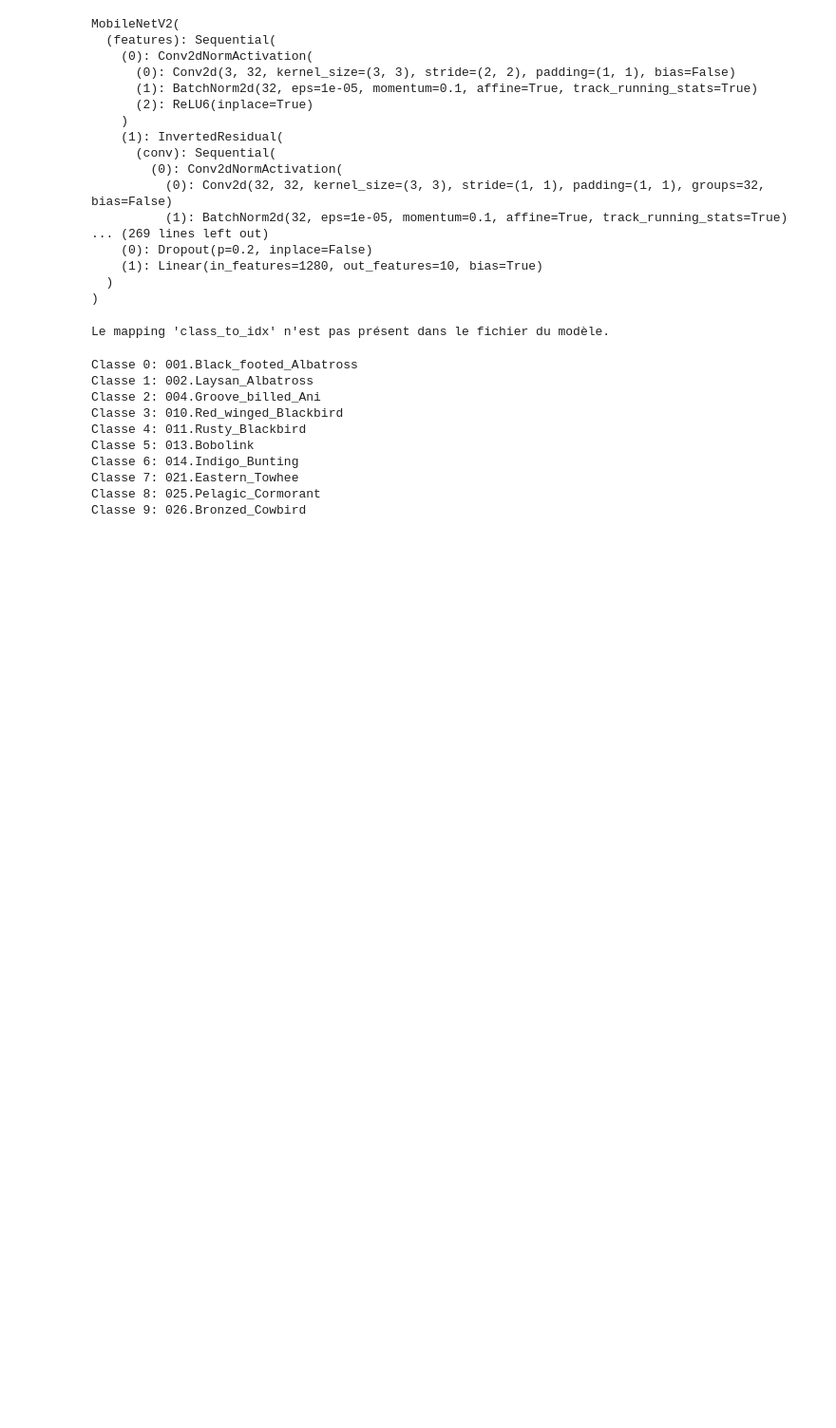
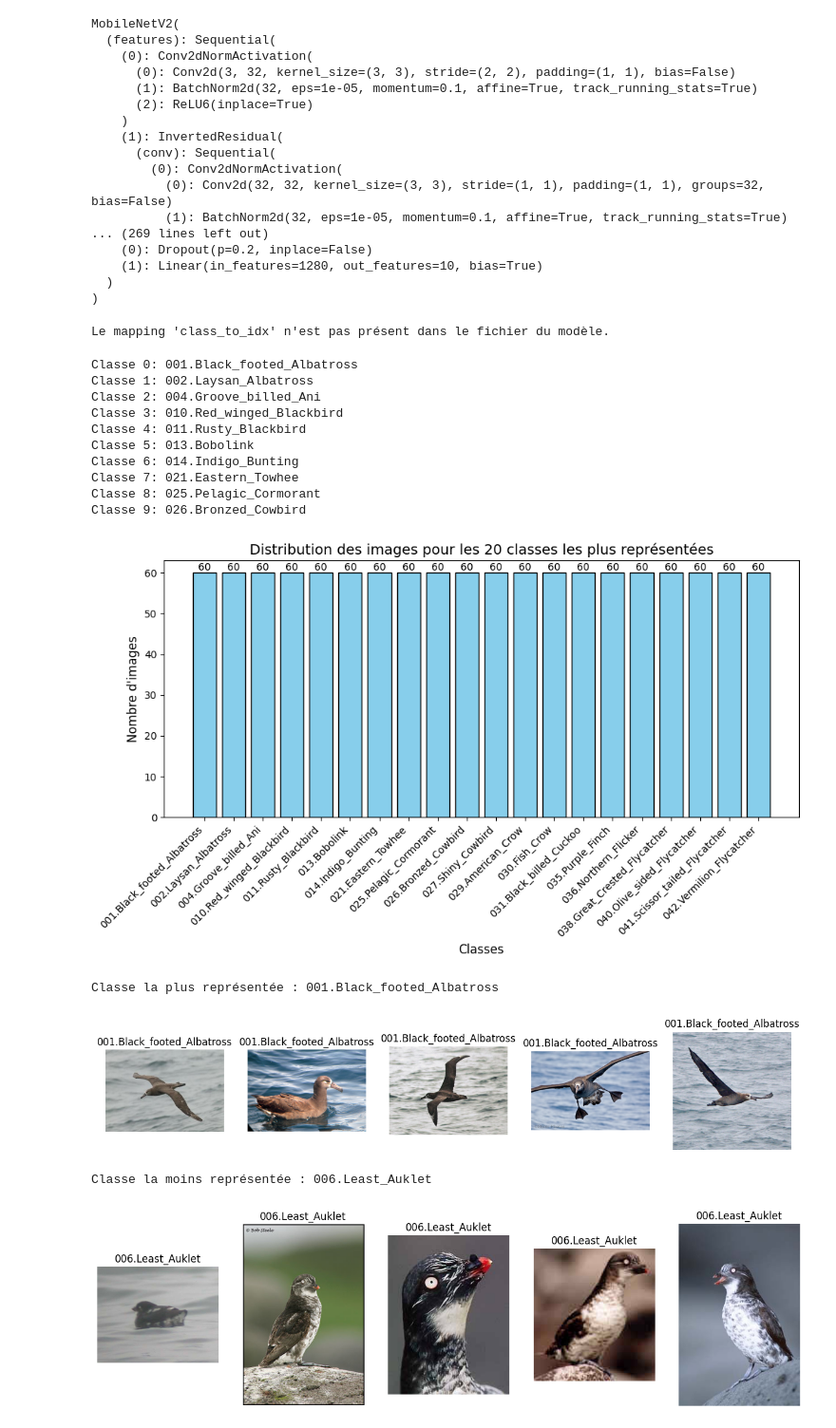
Before and after one commit to Paul-420/Machine_learning_project, a Jupyter notebook: main.ipynb, the cells around one changed output. Shown at 95% size. Saved outputs shown, nothing was run; the diff lists cells and outputs as text; code cells hidden in the pictures; blank space fills up the shorter version.

Commit message:
add data viz

```diff
--- a/main.ipynb
+++ b/main.ipynb
@@ -261,3 +261,76 @@ Classe 6: 014.Indigo_Bunting
 Classe 7: 021.Eastern_Towhee
 Classe 8: 025.Pelagic_Cormorant
 Classe 9: 026.Bronzed_Cowbird
+# %%
+import matplotlib.pyplot as plt
+from sqlalchemy.orm import Session
+from PIL import Image
+from io import BytesIO
+import numpy as np
+
+# Charger la base de données
+db = SessionLocal()
+
+# Récupérer la distribution des classes
+def get_class_distribution(db: Session):
+    class_counts = db.query(BirdImage.class_label, func.count(BirdImage.class_label)).group_by(BirdImage.class_label).all()
+    return dict(class_counts)
+
+def plot_class_distribution(class_distribution, top_n=20):
+    # Trier les classes par nombre d'images, et ne garder que les `top_n` classes
+    sorted_classes = sorted(class_distribution.items(), key=lambda x: x[1], reverse=True)[:top_n]
+    classes, counts = zip(*sorted_classes)
+
+    # Taille et style du graphique
+    plt.figure(figsize=(10, 6))
+    bars = plt.bar(classes, counts, color='skyblue', edgecolor='black')
+
+    # Ajouter les valeurs au-dessus des barres
+    for bar in bars:
+        height = bar.get_height()
+        plt.text(bar.get_x() + bar.get_width() / 2, height, f'{int(height)}', ha='center', va='bottom', fontsize=10)
+
+    # Ajuster l'affichage
+    plt.xticks(rotation=45, ha='right', fontsize=10)  # Rotation des étiquettes des classes
+    plt.xlabel("Classes", fontsize=12)
+    plt.ylabel("Nombre d'images", fontsize=12)
+    plt.title(f"Distribution des images pour les {top_n} classes les plus représentées", fontsize=14)
+    plt.tight_layout()  # Ajuster automatiquement les marges
+    plt.show()
+
+
+
+# Afficher quelques images par classe
+def show_images_by_class(db: Session, class_label, num_images=5):
+    images = db.query(BirdImage.image).filter(BirdImage.class_label == class_label).limit(num_images).all()
+    if not images:
+        print(f"Aucune image trouvée pour la classe {class_label}")
+        return
+
+    plt.figure(figsize=(15, 5))
+    for idx, (image_data,) in enumerate(images):
+        image = Image.open(BytesIO(image_data)).convert('RGB')
+        plt.subplot(1, num_images, idx + 1)
+        plt.imshow(np.asarray(image))
+        plt.axis('off')
+        plt.title(class_label)
+    plt.show()
+
+# Afficher les 20 classes les plus représentées
+plot_class_distribution(class_distribution, top_n=20)
+
+# Afficher quelques images d'une classe
+top_class = max(class_distribution, key=class_distribution.get)
+print(f"Classe la plus représentée : {top_class}")
+show_images_by_class(db, top_class)
+
+# Classe moins représentée
+least_class = min(class_distribution, key=class_distribution.get)
+print(f"Classe la moins représentée : {least_class}")
+show_images_by_class(db, least_class)
+# %% [output]
+[figure, added]
+Classe la plus représentée : 001.Black_footed_Albatross
+[figure, added]
+Classe la moins représentée : 006.Least_Auklet
+[figure, added]
```
